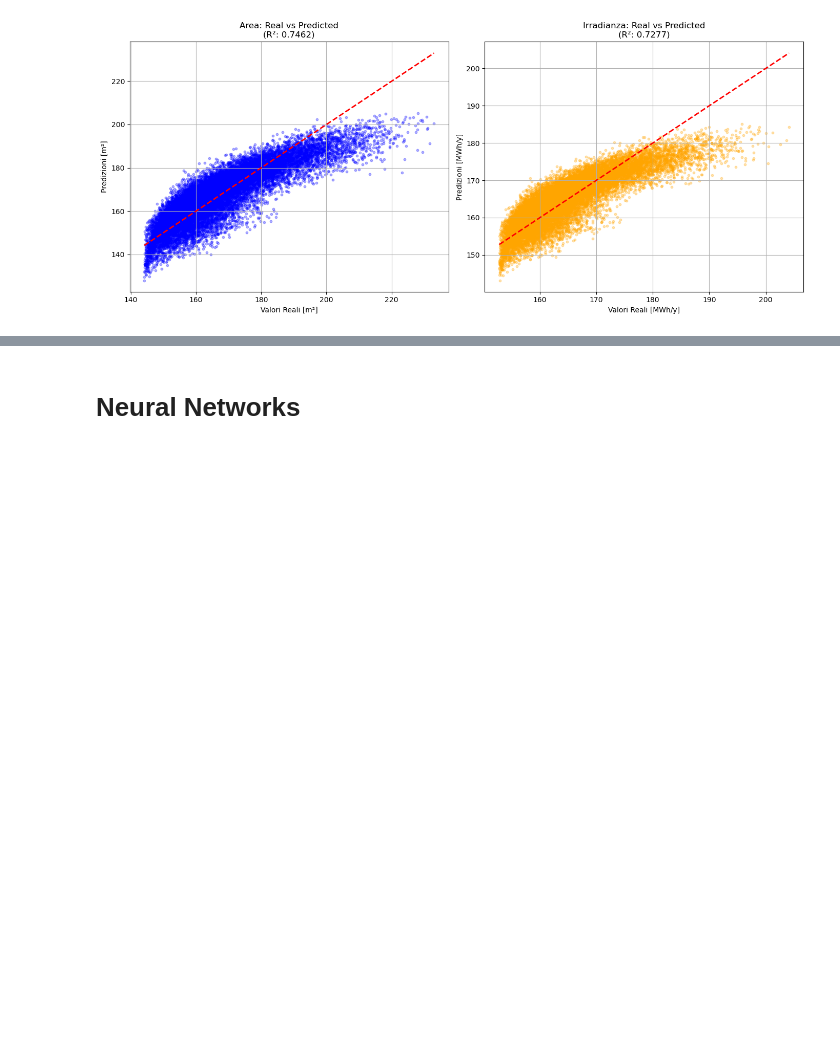
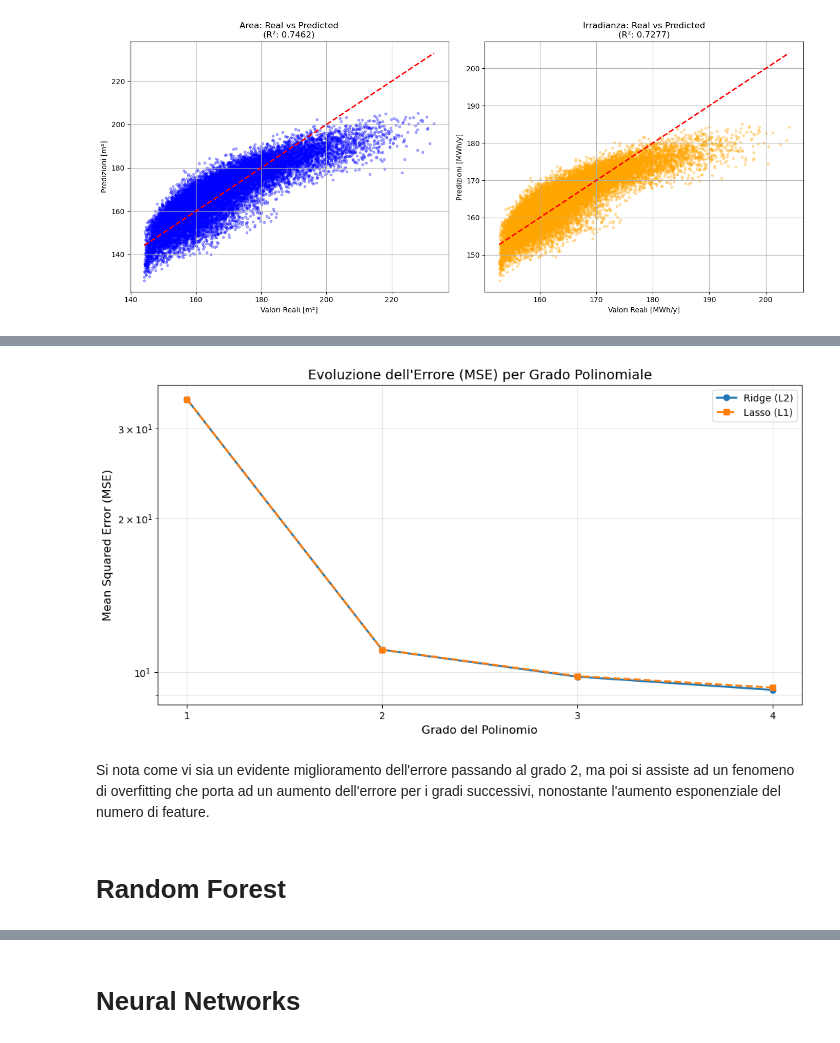
Before and after one commit to rezucch1/RadIAnce-AntonioliZucchi, a Jupyter notebook: checkpoint1.ipynb, the cells around one changed output, grey strips where cells are left out. Saved outputs shown, nothing was run; the diff lists cells and outputs as text; code cells hidden in the pictures; blank space fills up the shorter version.

```diff
--- a/checkpoint1.ipynb
+++ b/checkpoint1.ipynb
@@ -161,3 +222,32 @@ plt.show()
+# %%
+import matplotlib.pyplot as plt
+
+plt.figure(figsize=(12, 6))
+
+df_ridge = df_res[df_res['Modello'] == 'Ridge']
+df_lasso = df_res[df_res['Modello'] == 'Lasso']
+
+
+plt.plot(df_ridge['Grado'], df_ridge['MSE'], marker='o', label='Ridge (L2)', linewidth=2, color='#1f77b4')
+plt.plot(df_lasso['Grado'], df_lasso['MSE'], marker='s', label='Lasso (L1)', linewidth=2, linestyle='--', color='#ff7f0e')
+
+
+plt.title('Evoluzione dell\'Errore (MSE) per Grado Polinomiale', fontsize=14)
+plt.xlabel('Grado del Polinomio', fontsize=12)
+plt.ylabel('Mean Squared Error (MSE)', fontsize=12)
+plt.xticks(gradi)
+plt.yscale('log')
+plt.grid(True, which="both", ls="-", alpha=0.3)
+plt.legend()
+
+
+plt.show()
+# %% [output]
+[figure, added]
+# %% [markdown]
+Si nota come vi sia un evidente miglioramento dell'errore passando al grado 2, ma poi si assiste ad un fenomeno di overfitting che porta ad un aumento dell'errore per i gradi successivi, nonostante l'aumento esponenziale del numero di feature.
+# %% [markdown]
+# Random Forest
 # %%
 from sklearn.ensemble import RandomForestRegressor
 from sklearn.model_selection import train_test_split
```
Also changed, not shown: parts of 7 cells of this notebook.
